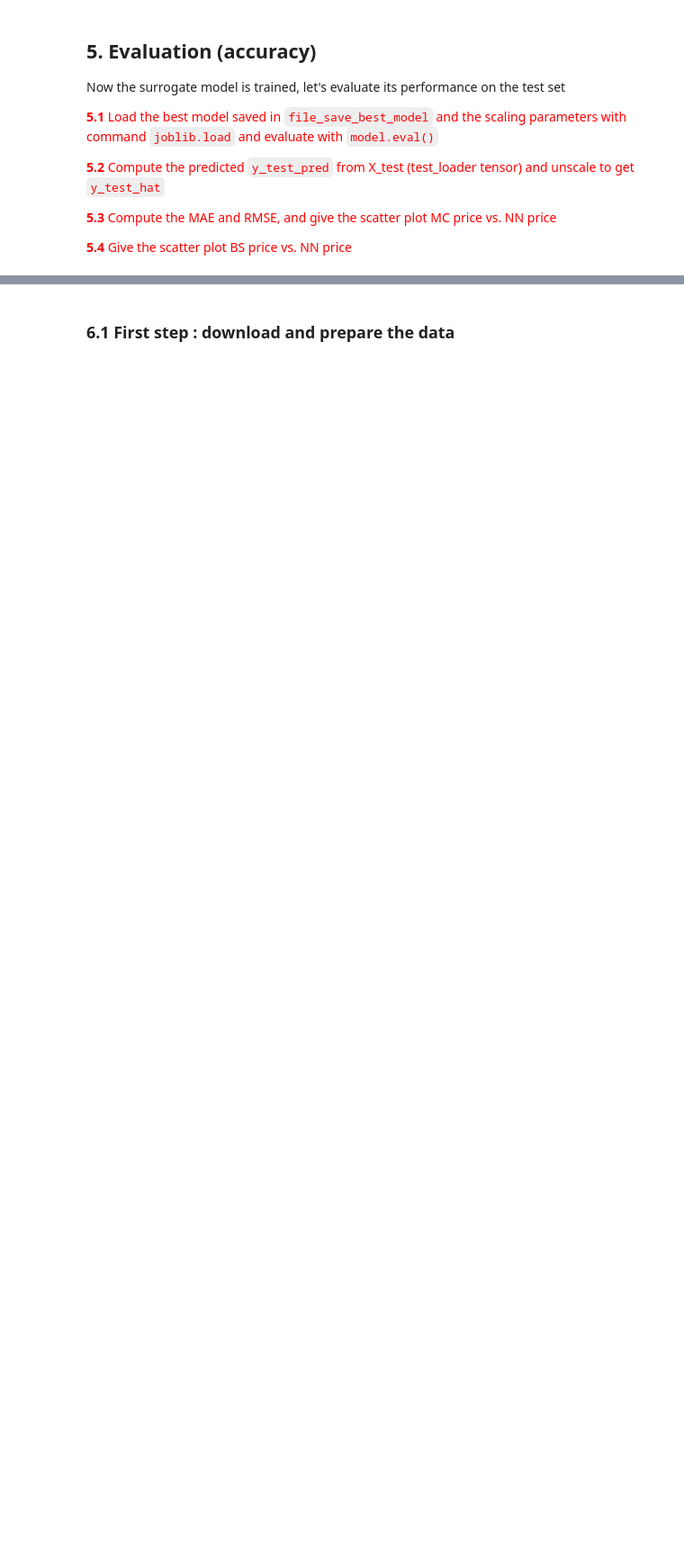
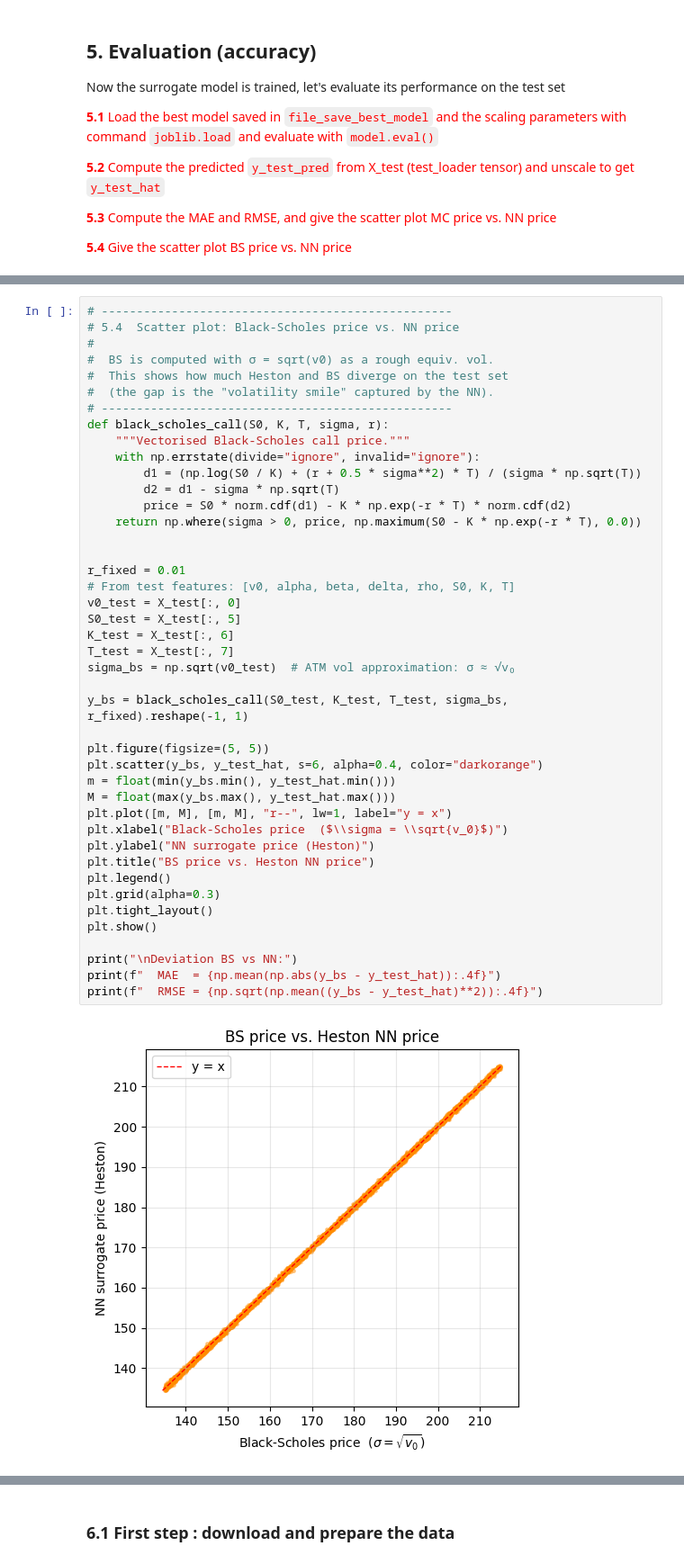
Before and after one commit to RaynorEtienn/Deep-Learning-in-Finance, a Jupyter notebook: Project/Heston.ipynb, the cells around one changed output, grey strips where cells are left out. Shown at 90% size. Drawn from its saved outputs; the diff is of its cells as text; blank space fills up the shorter version.

```diff
--- a/Project/Heston.ipynb
+++ b/Project/Heston.ipynb
@@ -339,0 +664,45 @@ Now the surrogate model is trained, let's evaluate its performance on the test s
+# %%
+# --------------------------------------------------
+# 5.4  Scatter plot: Black-Scholes price vs. NN price
+#
+#  BS is computed with σ = sqrt(v0) as a rough equiv. vol.
+#  This shows how much Heston and BS diverge on the test set
+#  (the gap is the "volatility smile" captured by the NN).
+# --------------------------------------------------
+def black_scholes_call(S0, K, T, sigma, r):
+    """Vectorised Black-Scholes call price."""
+    with np.errstate(divide="ignore", invalid="ignore"):
+        d1 = (np.log(S0 / K) + (r + 0.5 * sigma**2) * T) / (sigma * np.sqrt(T))
+        d2 = d1 - sigma * np.sqrt(T)
+        price = S0 * norm.cdf(d1) - K * np.exp(-r * T) * norm.cdf(d2)
+    return np.where(sigma > 0, price, np.maximum(S0 - K * np.exp(-r * T), 0.0))
+
+
+r_fixed = 0.01
+# From test features: [v0, alpha, beta, delta, rho, S0, K, T]
+v0_test = X_test[:, 0]
+S0_test = X_test[:, 5]
+K_test = X_test[:, 6]
+T_test = X_test[:, 7]
+sigma_bs = np.sqrt(v0_test)  # ATM vol approximation: σ ≈ √v₀
+
+y_bs = black_scholes_call(S0_test, K_test, T_test, sigma_bs, r_fixed).reshape(-1, 1)
+
+plt.figure(figsize=(5, 5))
+plt.scatter(y_bs, y_test_hat, s=6, alpha=0.4, color="darkorange")
+m = float(min(y_bs.min(), y_test_hat.min()))
+M = float(max(y_bs.max(), y_test_hat.max()))
+plt.plot([m, M], [m, M], "r--", lw=1, label="y = x")
+plt.xlabel("Black-Scholes price  ($\\sigma = \\sqrt{v_0}$)")
+plt.ylabel("NN surrogate price (Heston)")
+plt.title("BS price vs. Heston NN price")
+plt.legend()
+plt.grid(alpha=0.3)
+plt.tight_layout()
+plt.show()
+
+print("\nDeviation BS vs NN:")
+print(f"  MAE  = {np.mean(np.abs(y_bs - y_test_hat)):.4f}")
+print(f"  RMSE = {np.sqrt(np.mean((y_bs - y_test_hat)**2)):.4f}")
+# %% [output]
+[figure, added]
```
Also changed, not shown: parts of 17 cells of this notebook, 3 other files.
